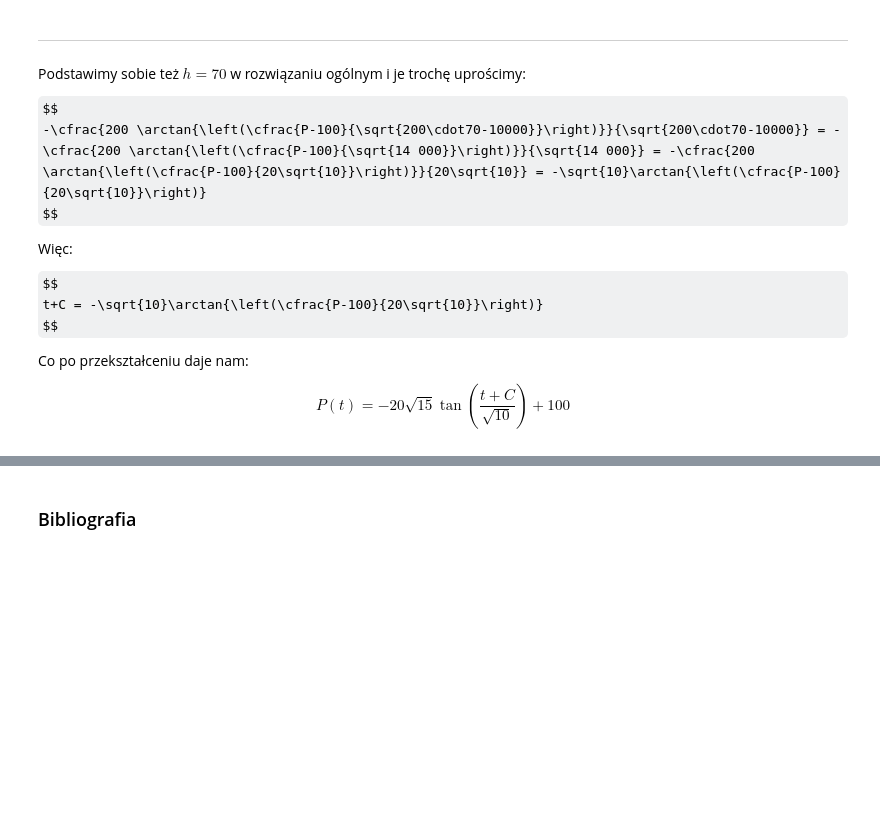
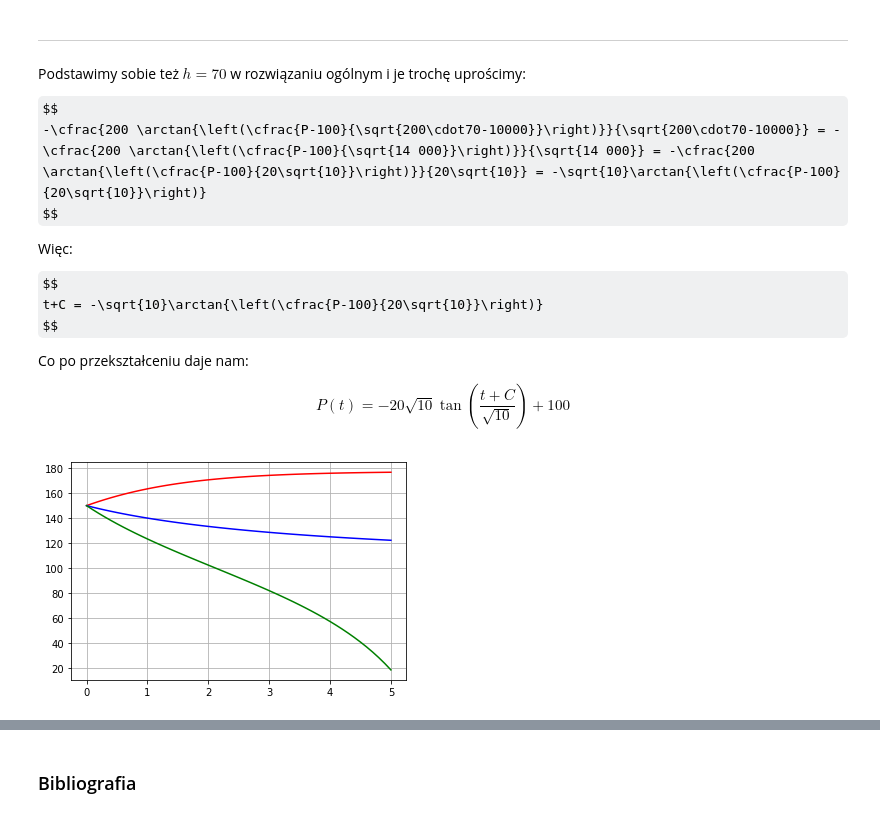
Before and after one commit to klaudynka245/Bifurcations, a Jupyter notebook: teoria katastrof.ipynb, the cells around one changed output, grey strips where cells are left out. Saved outputs shown, nothing was run; the diff lists cells and outputs as text; code cells hidden in the pictures; some formulas as TeX source; blank space fills up the shorter version.

```diff
--- a/teoria katastrof.ipynb
+++ b/teoria katastrof.ipynb
@@ -657,8 +655,52 @@ $$
 Co po przekształceniu daje nam:
 
 $$
-P(t) = -20\sqrt{15} \tan{\left(\frac{t+C}{\sqrt{10}}\right)} + 100
+P(t) = -20\sqrt{10} \tan{\left(\frac{t+C}{\sqrt{10}}\right)} + 100
 $$
+# %%
+def h20():
+    tl = []
+    pl = []
+    t = np.linspace(0,5,51)
+    for t in t:
+        c = -5/np.sqrt(15)*np.log(np.absolute((50-20*np.sqrt(15))/(50+20*np.sqrt(15))))
+        p = 20*np.sqrt(15)*(1-np.exp(-np.sqrt(15)/5*(t+c)))/(1+np.exp(-np.sqrt(15)/5*(t+c)))+100
+        tl.append(t)
+        pl.append(p)
+    return tl, pl
+
+def h50():
+    tl = []
+    pl = []
+    t = np.linspace(0,5,51)
+    for t in t:
+        p = 200/(t+4)+100
+        tl.append(t)
+        pl.append(p)
+    return tl,pl
+
+def h70():
+    tl = []
+    pl = []
+    t = np.linspace(0,5,51)
+    for t in t:
+        c = -np.sqrt(10)*np.arctan(50/(20*np.sqrt(10)))
+        p = -20*np.sqrt(10)*np.tan((t+c)/np.sqrt(10))+100
+        tl.append(t)
+        pl.append(p)
+    return tl,pl
+
+an1 = h20()
+an2 = h50()
+an3 = h70()
+
+plt.plot(an1[0],an1[1],'r')
+plt.plot(an2[0],an2[1],'b')
+plt.plot(an3[0],an3[1],'g')
+plt.grid()
+plt.show()
+# %% [output]
+[figure, added]
 # %%
 def compare(l1,l2):
     lk = []
```
Also changed, not shown: parts of 5 cells of this notebook, 1 other file.
